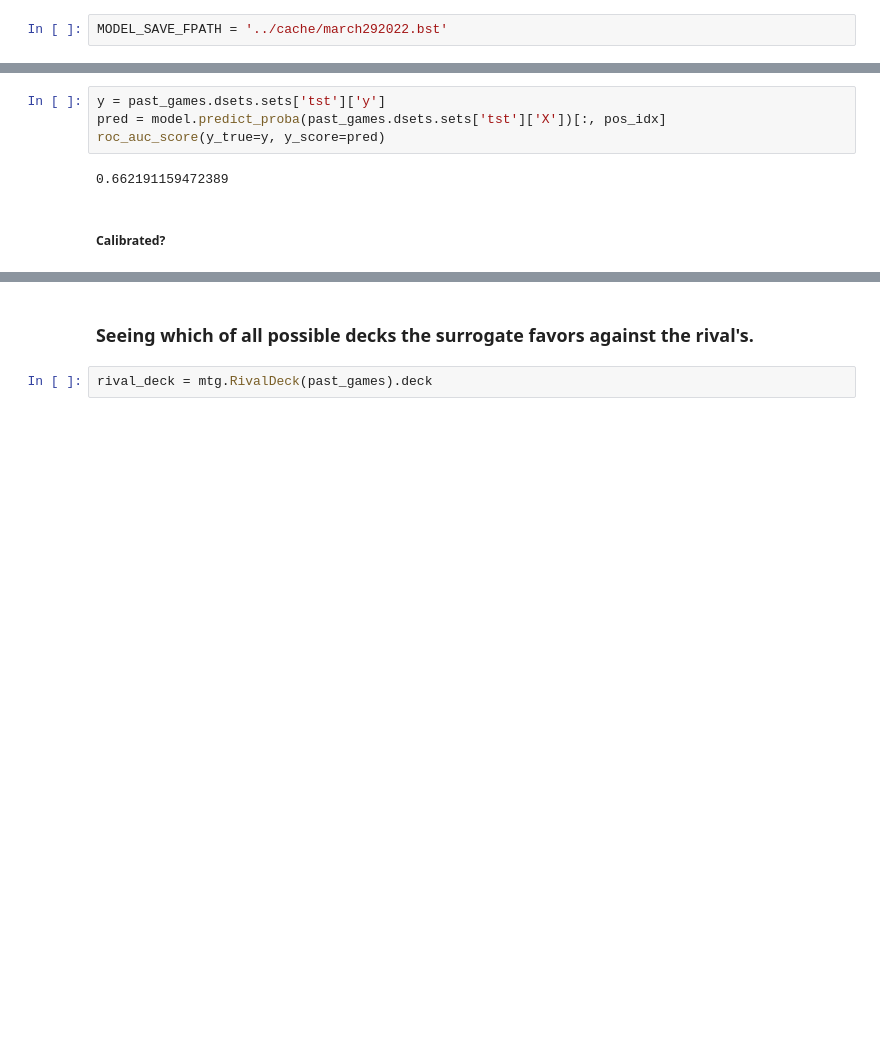
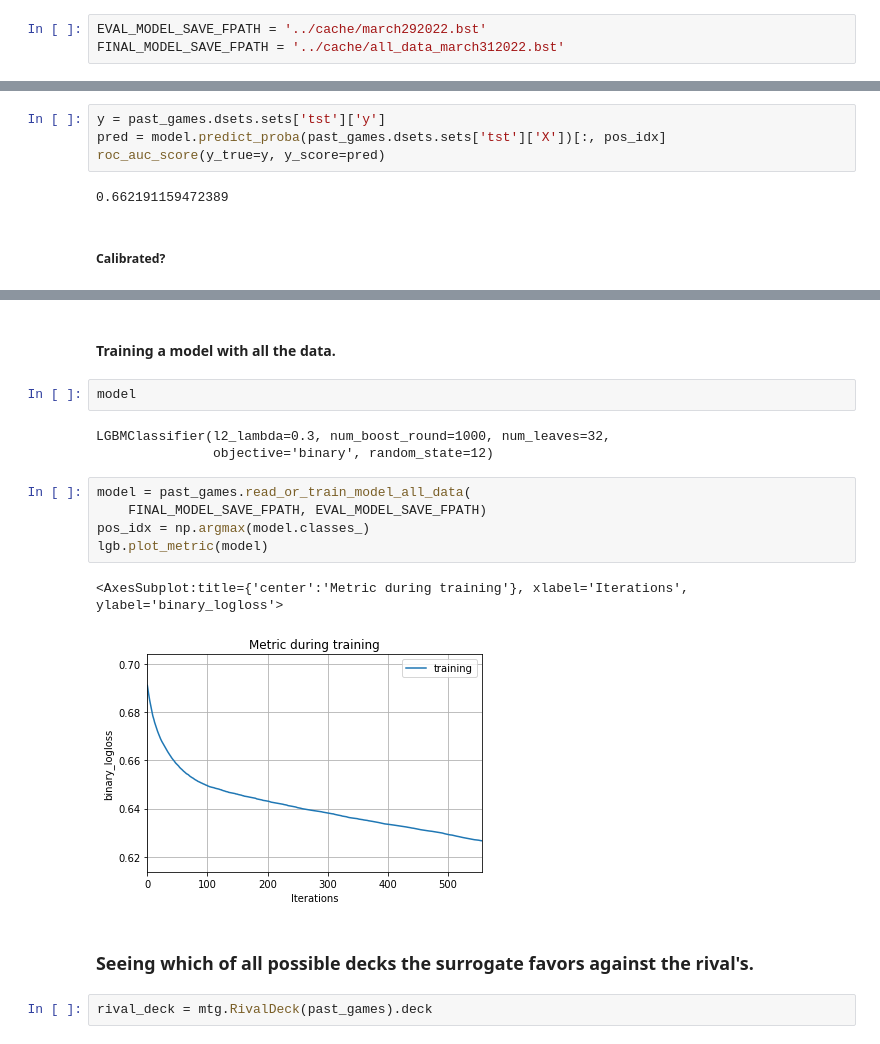
Before and after one commit to allswellthatsmaxwell/lesswrong_games, a Jupyter notebook: py/mtg.ipynb, the cells around one changed output, grey strips where cells are left out. Cells and saved outputs as stored; diff of their text form; blank space fills up the shorter version.

Commit message:
added couple more deck ops; trained on all data

```diff
--- a/py/mtg.ipynb
+++ b/py/mtg.ipynb
@@ -12,7 +12,8 @@ from importlib import reload
 import mtg
 reload(mtg);
 # %%
-MODEL_SAVE_FPATH = '../cache/march292022.bst'
+EVAL_MODEL_SAVE_FPATH = '../cache/march292022.bst'
+FINAL_MODEL_SAVE_FPATH = '../cache/all_data_march312022.bst'
 # %%
 past_games = mtg.PastGames()
 # %% [markdown]
@@ -58,3 +59,18 @@ mtg.CalibrationAnalyzer(y, pred).plot
+# %% [markdown]
+#### Training a model with all the data.
+# %%
+model
+# %% [output]
+LGBMClassifier(l2_lambda=0.3, num_boost_round=1000, num_leaves=32,
+               objective='binary', random_state=12)
+# %%
+model = past_games.read_or_train_model_all_data(
+    FINAL_MODEL_SAVE_FPATH, EVAL_MODEL_SAVE_FPATH)
+pos_idx = np.argmax(model.classes_)
+lgb.plot_metric(model)
+# %% [output]
+<AxesSubplot:title={'center':'Metric during training'}, xlabel='Iterations', ylabel='binary_logloss'>
+[figure, added]
 # %% [markdown]
 ### Seeing which of all possible decks the surrogate favors against the rival's.
 # %%
```
Also changed, not shown: parts of 17 cells of this notebook, 1 other file.
